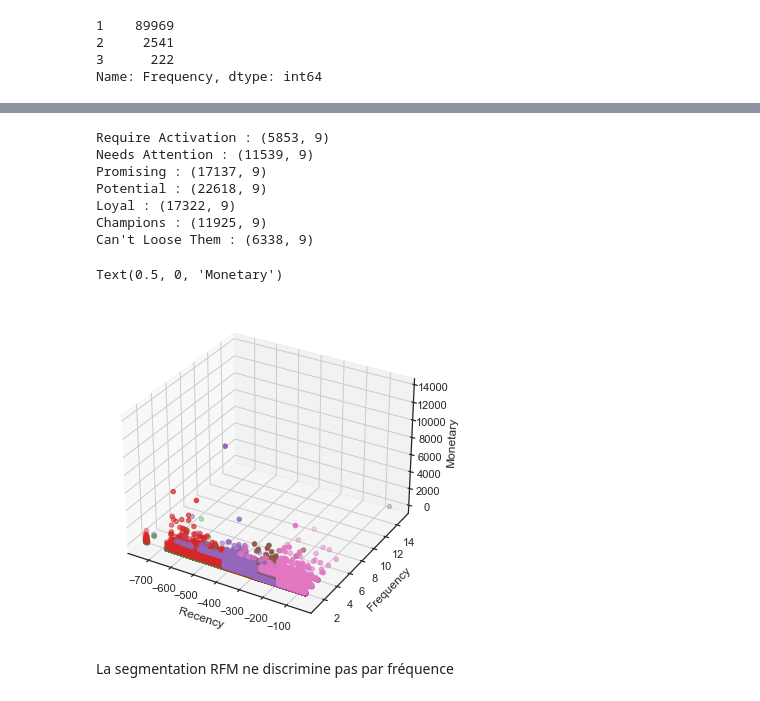
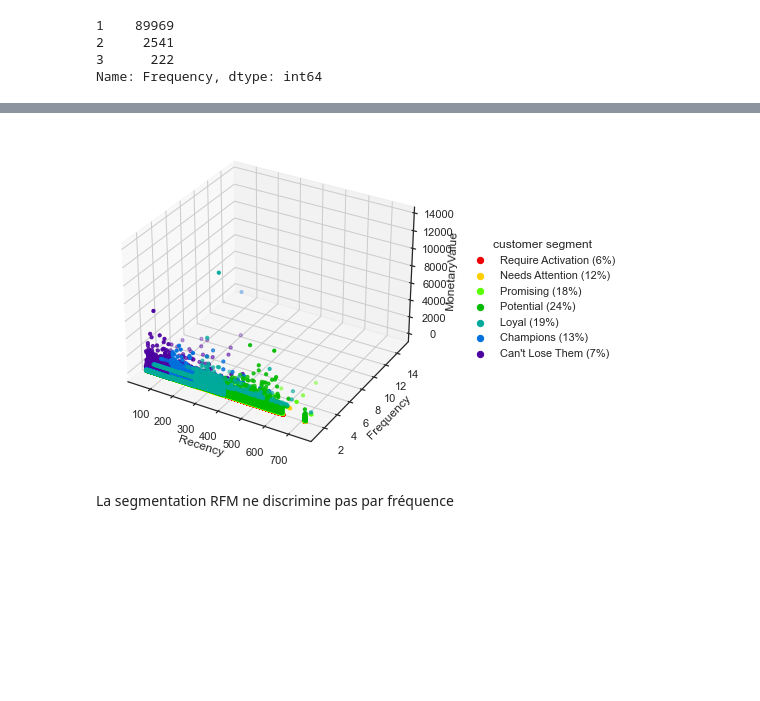
Before and after one commit to mrcreasey/oc-ds-p5-unsupervised-clustering, a Jupyter notebook: P5_02_essais.ipynb, the cells around one changed output, grey strips where cells are left out. Drawn from its saved outputs; the diff is of its cells as text; code cells hidden in the pictures; blank space fills up the shorter version.

```diff
--- a/P5_02_essais.ipynb
+++ b/P5_02_essais.ipynb
@@ -215,8 +221,9 @@ def rfm_segmentation(df: pd.DataFrame):
     rfm = df[['Recency', 'Frequency', 'MonetaryValue']].copy()
     # --Calculate R, F, M groups--
 
-    rfm['R'] = pd.qcut(rfm['Recency'], q=4, labels=[1, 2, 3, 4])
-    rfm['F'] = pd.cut(df_rfm['Frequency'], bins=[
+    rfm['R'] = pd.qcut(rfm['Recency'], q=4, labels=[4, 3, 2, 1])
+
+    rfm['F'] = pd.cut(rfm['Frequency'], bins=[
                       0, 1, 2, 100], labels=[1, 2, 3])
     rfm['M'] = pd.qcut(rfm['MonetaryValue'], q=4, labels=[1, 2, 3, 4])
 
@@ -230,7 +237,7 @@ def rfm_segmentation(df: pd.DataFrame):
     def rfm_level(df):
         """Custom segmentation basé sur RFM score"""
         if df['RFM_Score'] >= 9:
-            return "Can't Loose Them"
+            return "Can't Lose Them"
         elif ((df['RFM_Score'] >= 8) and (df['RFM_Score'] < 10)):
             return 'Champions'
         elif ((df['RFM_Score'] >= 7) and (df['RFM_Score'] < 8)):
@@ -249,5 +256,5 @@ def rfm_segmentation(df: pd.DataFrame):
     return rfm
 
 
-rfm = rfm_segmentation(clients)
+rfm_df = rfm_segmentation(clients)
 # %%
@@ -264,7 +271,7 @@ rfm['RFM_Score'].value_counts().sort_index()
 11       25
 Name: RFM_Score, dtype: int64
 # %%
-rfm_segments = rfm.groupby('RFM_Level').agg({
+rfm_segments = rfm_df.groupby('RFM_Level').agg({
     'Recency': 'mean',
     'Frequency': 'mean',
     'MonetaryValue': 'mean',
@@ -313,34 +330,42 @@ plot_treemap(rfm_segments)
 # %%
-colors = sns.color_palette('tab10').as_hex()
-# This import registers the 3D projection, but is otherwise unused.
-from mpl_toolkits.mplot3d import Axes3D  # noqa: F401 unused import
-fig = plt.figure(figsize=(6, 6))
-ax = fig.add_subplot(111, projection='3d')
-segments = list(rfm_segments.index)
-i = 0
-for segment in segments:
-    data = rfm[rfm['RFM_Level'] == segment]
-    print(f'{segment} : {data.shape}')
-    ax.scatter(data=data,
-               xs='Recency', ys='Frequency', zs='MonetaryValue',
-               label=segment,
-               s=20,
-               c=colors[i])
-    i += 1
-# Titre des axes et titre graphique
-ax.set_xlabel("Recency")
-ax.set_ylabel("Frequency")
-ax.set_zlabel("Monetary")
+def plot_3D(df, xcol, ycol, zcol, label_col, segments=None, colors=None):
+    if segments is None:
+        segments = sorted(df[label_col].unique())
+    if colors is None:
+        colors = sns.color_palette(
+            'nipy_spectral_r', n_colors=len(segments)).as_hex()
+    # This import registers the 3D projection, but is otherwise unused.
+    from mpl_toolkits.mplot3d import Axes3D  # noqa: F401 unused import
+    fig = plt.figure(figsize=(6, 6))
+    ax = fig.add_subplot(111, projection='3d')
+    i = 0
+    if not (label_col in df.columns):
+        # index = label_col
+        df = df.copy().reset_index()
+    n = len(df)
+    for segment in segments:
+        data = df[df[label_col] == segment]
+        pourcentage = round(len(data)/n*100)
+        # print(f'{segment} : {data.shape}')
+        ax.scatter(data=data,
+                   xs=xcol, ys=ycol, zs=zcol,
+                   label=f'{segment} ({pourcentage}%)',
+                   s=10,
+                   c=colors[i])
+        i += 1
+    # Titre des axes et titre graphique
+    ax.set_xlabel(xcol)
+    ax.set_ylabel(ycol)
+    ax.set_zlabel(zcol)
+    plt.legend(title='customer segment', bbox_to_anchor=(
+        1.6, 0.5), loc=5, markerscale=2)
+
+
+segments = rfm_segments.index.tolist()
+plot_3D(rfm_df, xcol='Recency', ycol='Frequency',
+        zcol='MonetaryValue', label_col='RFM_Level', segments=segments)
 # %% [output]
-Require Activation : (5853, 9)
-Needs Attention : (11539, 9)
-Promising : (17137, 9)
-Potential : (22618, 9)
-Loyal : (17322, 9)
-Champions : (11925, 9)
-Can't Loose Them : (6338, 9)
-Text(0.5, 0, 'Monetary')
-[figure, old version]
+[figure, new version]
 # %% [markdown]
 La segmentation RFM ne discrimine pas par fréquence
 # %%
```
Also changed, not shown: parts of 134 cells of this notebook.
